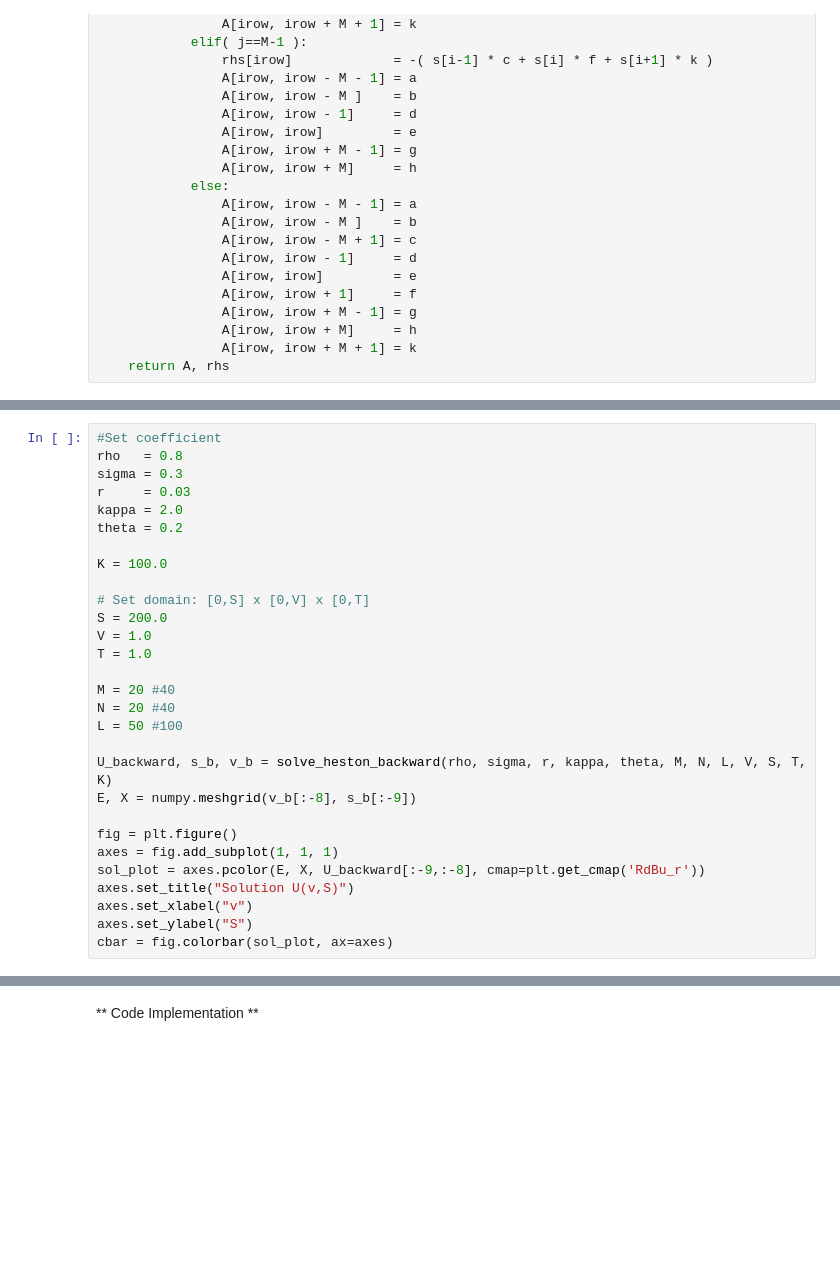
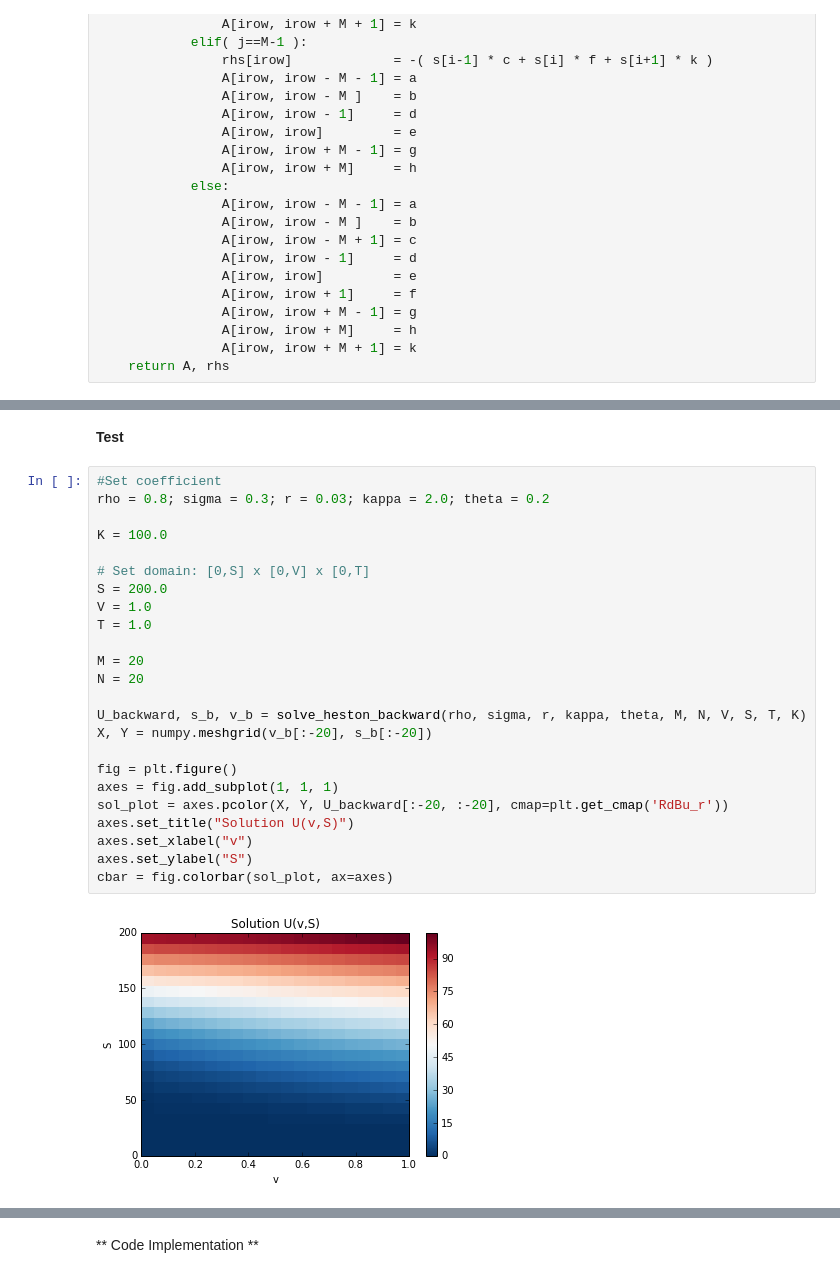
Before and after one commit to MelodyShih/FDOptionPricing, a Jupyter notebook: FinalReport.ipynb, the cells around one changed output, grey strips where cells are left out. Cells and saved outputs as stored; diff of their text form; blank space fills up the shorter version.

```diff
--- a/FinalReport.ipynb
+++ b/FinalReport.ipynb
@@ -628,32 +658,31 @@ def solve_heston_backward(rho, sigma, r, kappa, theta, M, N, L, V, S, T, K):
+# %% [markdown]
+**Test**
 # %%
 #Set coefficient
-rho   = 0.8
-sigma = 0.3
-r     = 0.03
-kappa = 2.0
-theta = 0.2
+rho = 0.8; sigma = 0.3; r = 0.03; kappa = 2.0; theta = 0.2
 
 K = 100.0
 
 # Set domain: [0,S] x [0,V] x [0,T]
 S = 200.0
 V = 1.0
 T = 1.0
 
-M = 20 #40
-N = 20 #40
-L = 50 #100
+M = 20
+N = 20
 
-U_backward, s_b, v_b = solve_heston_backward(rho, sigma, r, kappa, theta, M, N, L, V, S, T, K)
-E, X = numpy.meshgrid(v_b[:-8], s_b[:-9])
+U_backward, s_b, v_b = solve_heston_backward(rho, sigma, r, kappa, theta, M, N, V, S, T, K)
+X, Y = numpy.meshgrid(v_b[:-20], s_b[:-20])
 
 fig = plt.figure()
 axes = fig.add_subplot(1, 1, 1)
-sol_plot = axes.pcolor(E, X, U_backward[:-9,:-8], cmap=plt.get_cmap('RdBu_r'))
+sol_plot = axes.pcolor(X, Y, U_backward[:-20, :-20], cmap=plt.get_cmap('RdBu_r'))
 axes.set_title("Solution U(v,S)")
 axes.set_xlabel("v")
 axes.set_ylabel("S")
 cbar = fig.colorbar(sol_plot, ax=axes)
+# %% [output]
+[figure, added]
 # %% [markdown]
 ### 2.1.3 Modified Backward Euler Method
 Here, we proposed a method that is basically same as the backward euler but with a different way to deal with the boundary condition, which makes this implementation not fully implicit.
```
Also changed, not shown: parts of 46 cells of this notebook, 6 other files.
